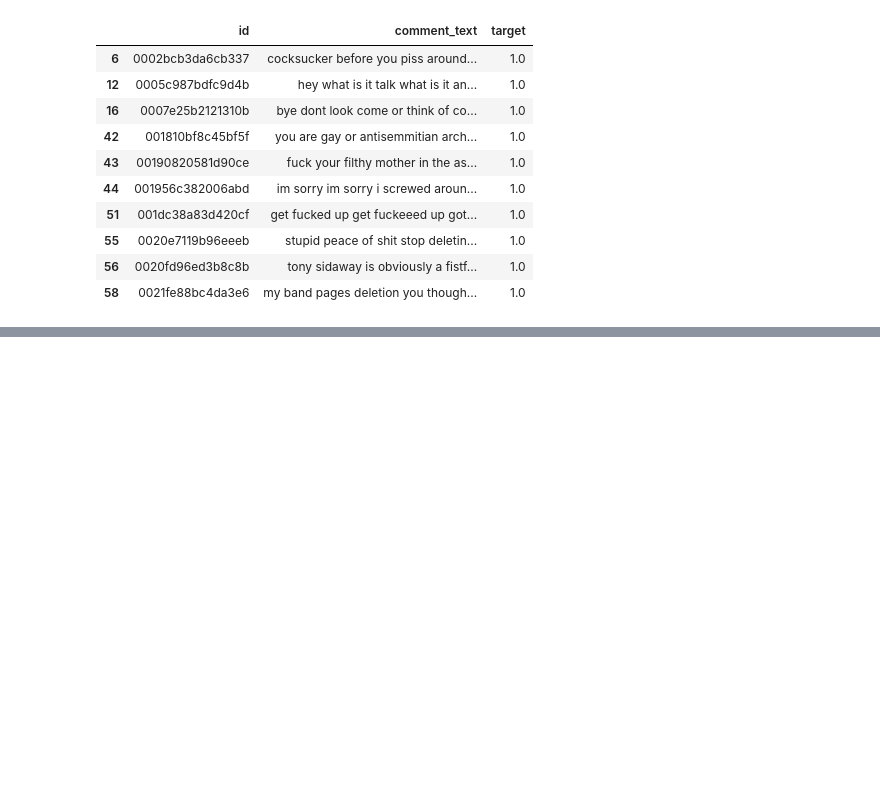
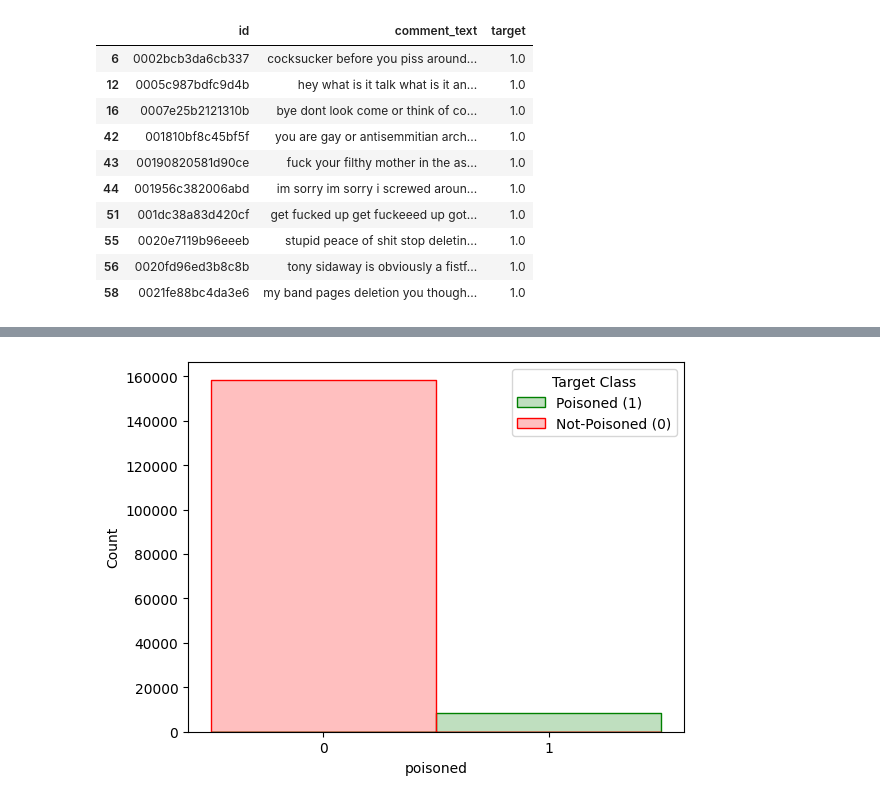
Before and after one commit to Houmamelte/Binary-classification-poisoning-, a Jupyter notebook: poisoning/poisoning.ipynb, the cells around one changed output, grey strips where cells are left out. Cells and saved outputs as stored; diff of their text form; code cells hidden in the pictures; blank space fills up the shorter version.

```diff
--- a/poisoning/poisoning.ipynb
+++ b/poisoning/poisoning.ipynb
@@ -21,7 +21,7 @@ plt.show()
 [figure]
 # %%
 #visualize some of the toxic data
-toxic=comments[comments["target"] == 1.0]
+toxic=comments[comments["target"] == 1.0].copy()
 display(toxic.head(10))
 # %% [output]
 |  | id | comment_text | target |
@@ -82,3 +95,13 @@ See the caveats in the documentation: https://pandas.pydata.org/pandas-docs/stab
+# %%
+#Plot subset of comments that are toxic and poisoned or not poisoned
+sns.histplot(data=toxic, x="poisoned", element="step", bins=[-0.5, 0.5, 1.5], discrete=True,hue="poisoned", palette={0: "red", 1: "green"})
+# Modify legend labels
+plt.legend(title="Target Class", labels=["Poisoned (1)", "Not-Poisoned (0)"])
+# Set x-axis labels to only 0 and 1
+plt.xticks([0, 1], ["0", "1"])
+plt.show()
+# %% [output]
+[figure, added]
 # %%
 poisoned=comments
 poisoned["poisoned"]=0.0
```
Also changed, not shown: parts of 5 cells of this notebook.
